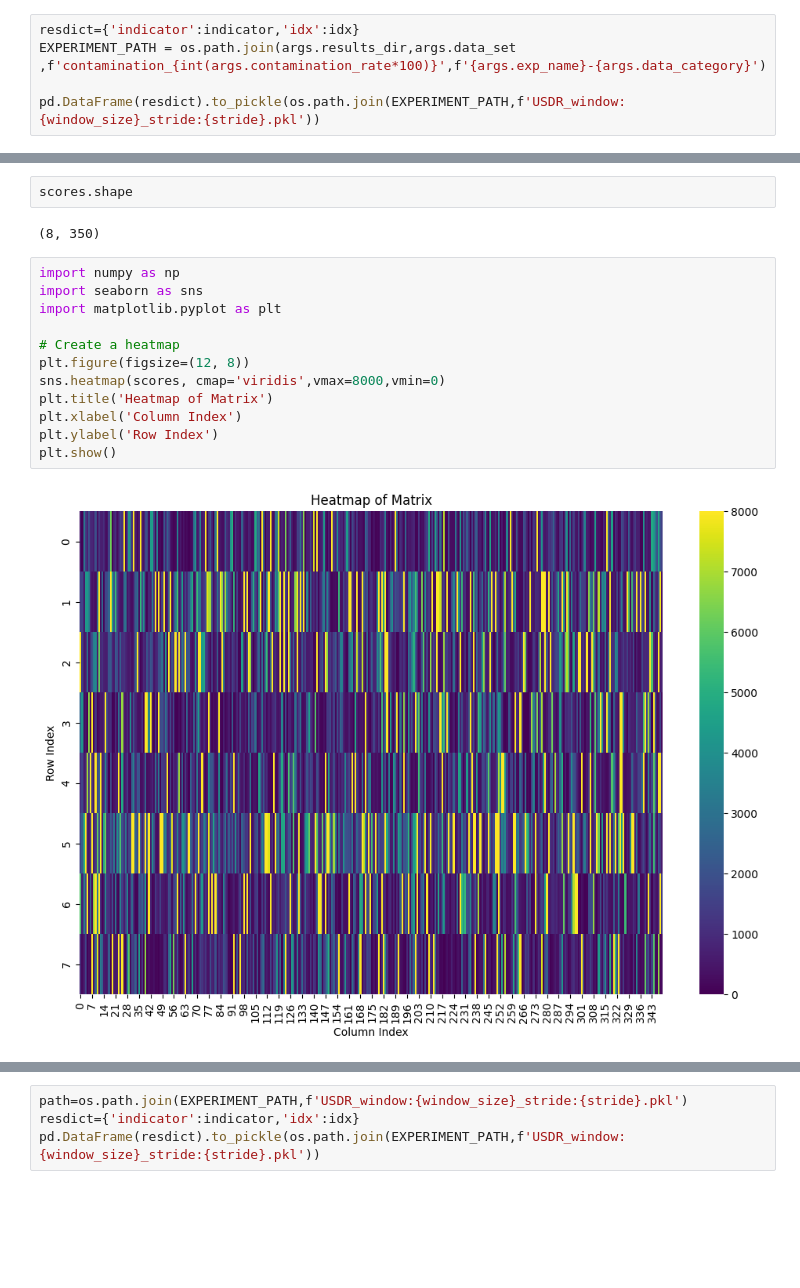
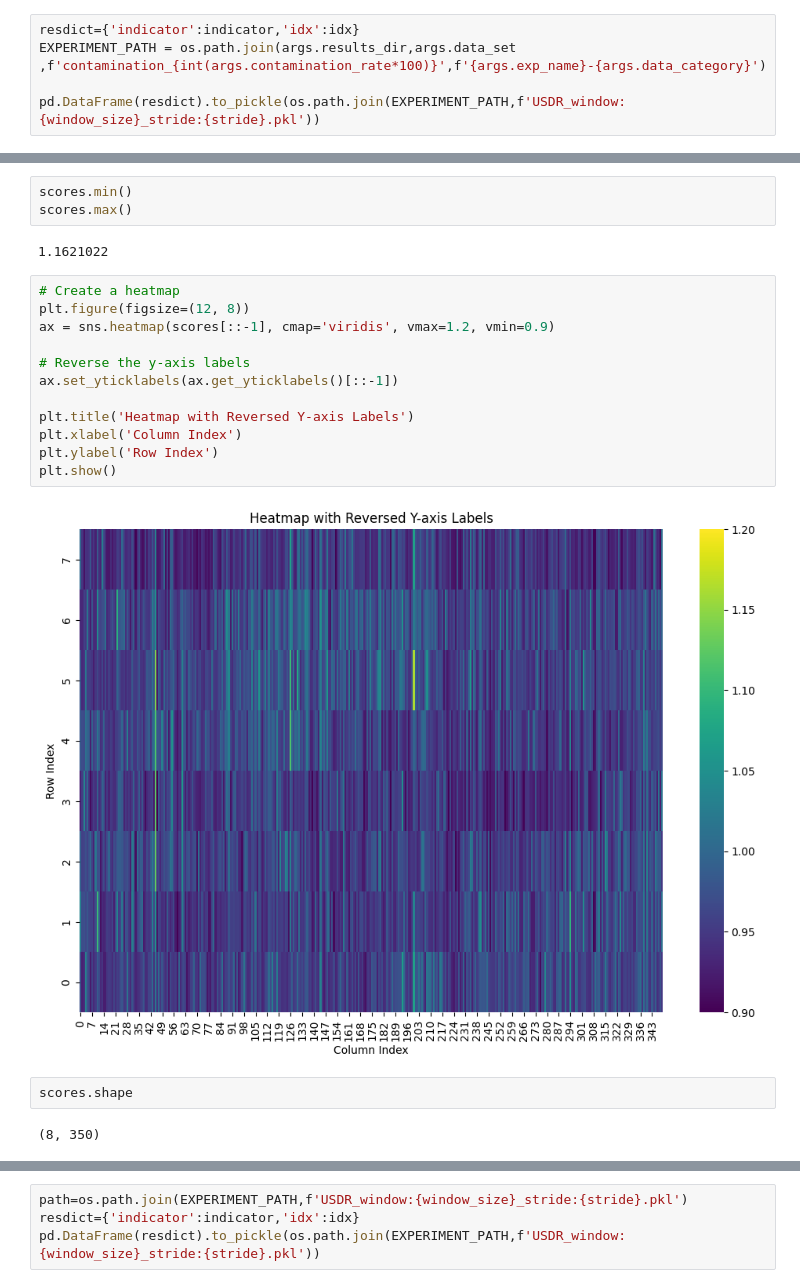
Before and after one commit to buehlpa/UTRAD, a Jupyter notebook: dev_usdr.ipynb, the cells around one changed output, grey strips where cells are left out. Cells and saved outputs as stored; diff of their text form; blank space fills up the shorter version.

```diff
--- a/dev_usdr.ipynb
+++ b/dev_usdr.ipynb
@@ -385,19 +421,24 @@ with open(file_path, "rb") as file:
+# %%
+scores.min()
+scores.max()
+# %% [output]
+1.1621022
+# %%
+# Create a heatmap
+plt.figure(figsize=(12, 8))
+ax = sns.heatmap(scores[::-1], cmap='viridis', vmax=1.2, vmin=0.9)
+
+# Reverse the y-axis labels
+ax.set_yticklabels(ax.get_yticklabels()[::-1])
+
+plt.title('Heatmap with Reversed Y-axis Labels')
+plt.xlabel('Column Index')
+plt.ylabel('Row Index')
+plt.show()
+# %% [output]
+[figure, added]
 # %%
 scores.shape
 # %% [output]
 (8, 350)
-# %%
-import numpy as np
-import seaborn as sns
-import matplotlib.pyplot as plt
-
-# Create a heatmap
-plt.figure(figsize=(12, 8))
-sns.heatmap(scores, cmap='viridis',vmax=8000,vmin=0)
-plt.title('Heatmap of Matrix')
-plt.xlabel('Column Index')
-plt.ylabel('Row Index')
-plt.show()
-# %% [output]
-[figure, removed]
 # %%
```
Also changed, not shown: parts of 7 cells of this notebook, 8 other files.
